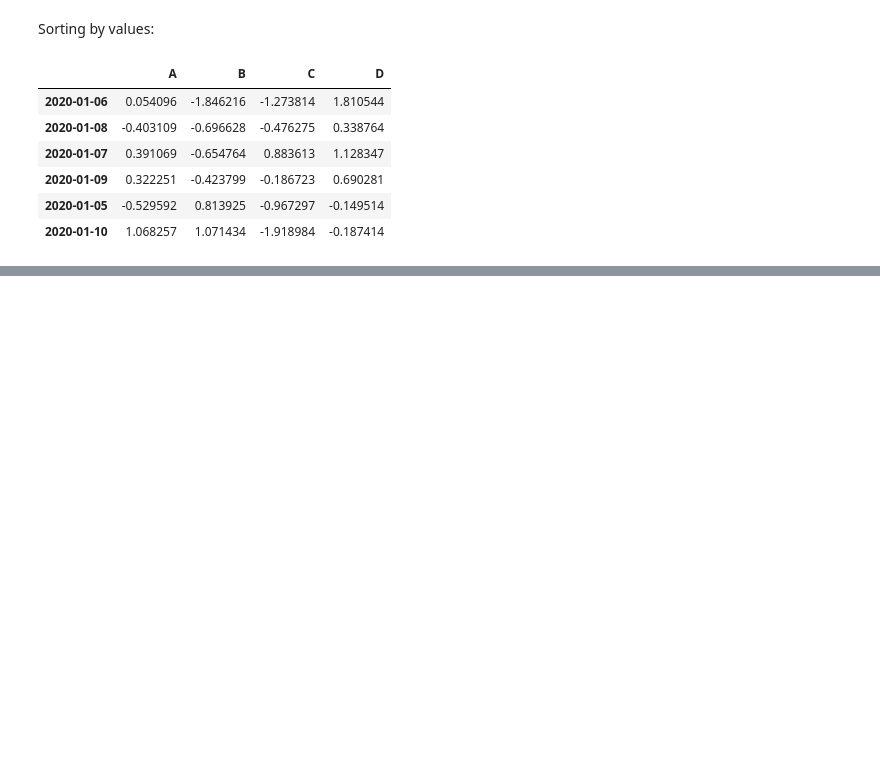
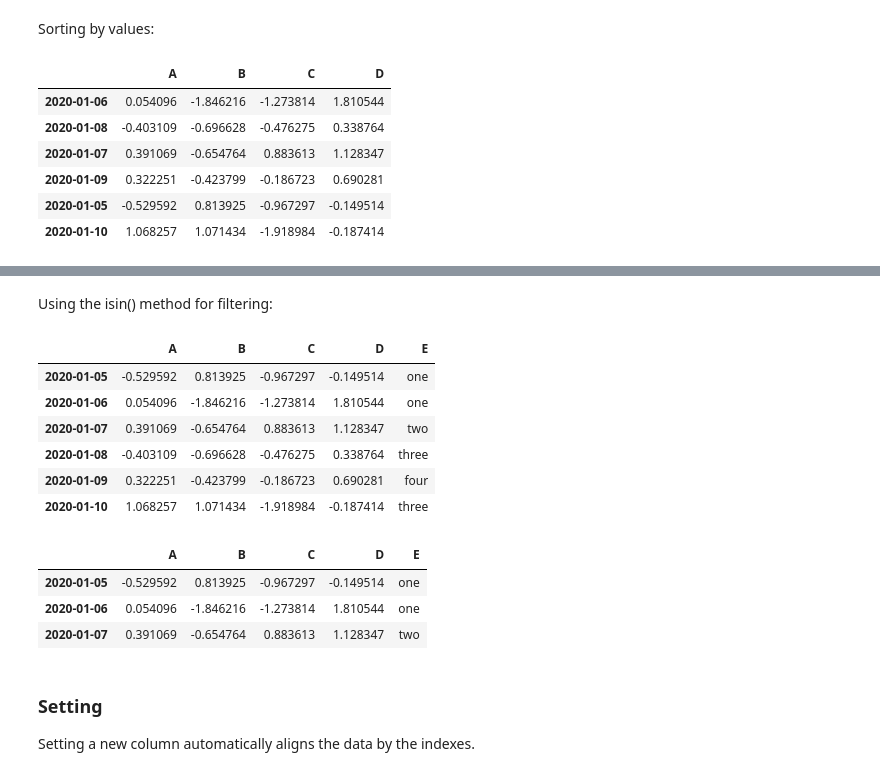
Before and after one commit to Sun2yKid/Python-Pandas, a Jupyter notebook: 10 minutes to pandas.ipynb, the cells around one changed output, grey strips where cells are left out. Cells and saved outputs as stored; diff of their text form; code cells hidden in the pictures; blank space fills up the shorter version.

```diff
--- a/10 minutes to pandas.ipynb
+++ b/10 minutes to pandas.ipynb
@@ -180,0 +356,24 @@ df.sort_values(by='B')
+# %% [markdown]
+Using the isin() method for filtering:
+# %%
+df2 = df.copy()
+df2['E'] = ['one', 'one', 'two', 'three', 'four', 'three']
+df2
+# %% [output]
+|  | A | B | C | D | E |
+| 2020-01-05 | -0.529592 | 0.813925 | -0.967297 | -0.149514 | one |
+| 2020-01-06 | 0.054096 | -1.846216 | -1.273814 | 1.810544 | one |
+| 2020-01-07 | 0.391069 | -0.654764 | 0.883613 | 1.128347 | two |
+| 2020-01-08 | -0.403109 | -0.696628 | -0.476275 | 0.338764 | three |
+| 2020-01-09 | 0.322251 | -0.423799 | -0.186723 | 0.690281 | four |
+| 2020-01-10 | 1.068257 | 1.071434 | -1.918984 | -0.187414 | three |
+# %%
+df2[df2['E'].isin(['one', 'two'])]
+# %% [output]
+|  | A | B | C | D | E |
+| 2020-01-05 | -0.529592 | 0.813925 | -0.967297 | -0.149514 | one |
+| 2020-01-06 | 0.054096 | -1.846216 | -1.273814 | 1.810544 | one |
+| 2020-01-07 | 0.391069 | -0.654764 | 0.883613 | 1.128347 | two |
+# %% [markdown]
+### Setting
+Setting a new column automatically aligns the data by the indexes.
```
Also changed, not shown: parts of 42 cells of this notebook.
